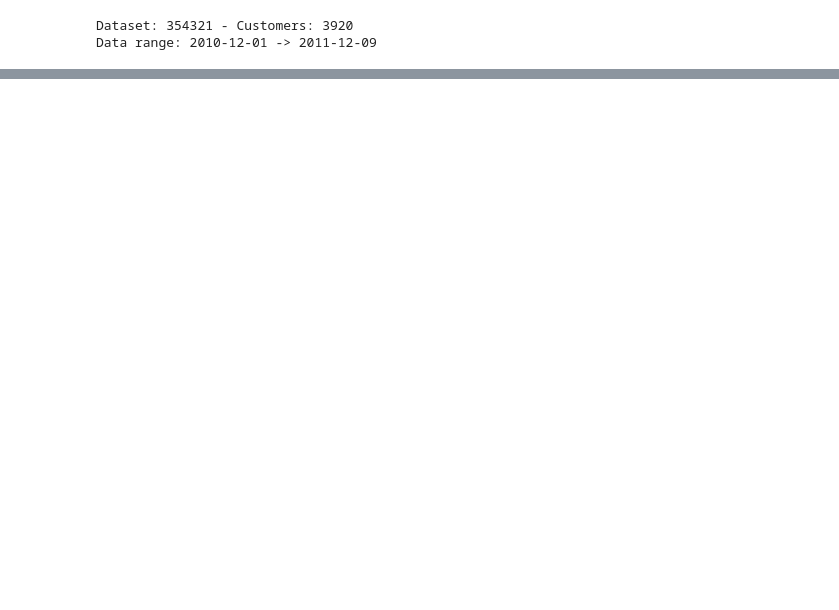
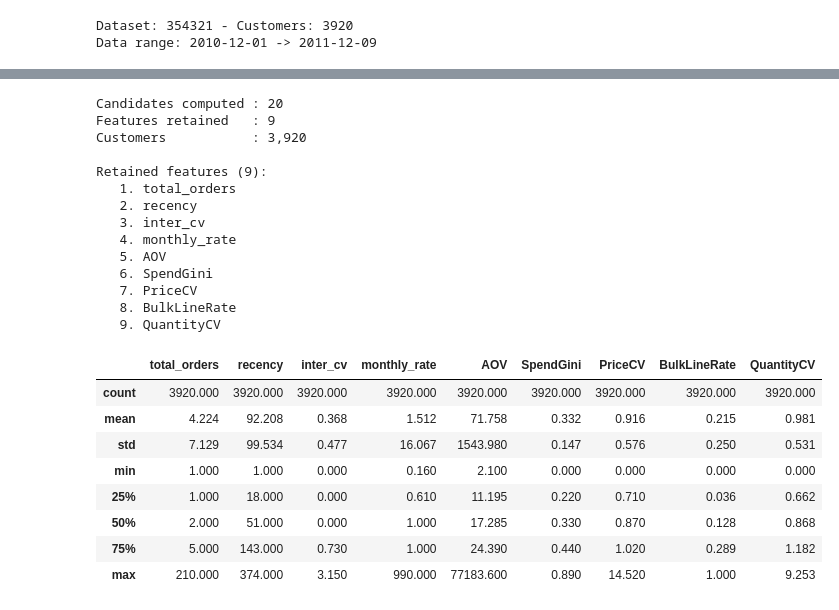
Before and after one commit to lamducanhkhoarubik-spec/fullstack_DS_project, a Jupyter notebook: notebooks/feature_engineering.ipynb, the cells around one changed output, grey strips where cells are left out. Saved outputs shown, nothing was run; the diff lists cells and outputs as text; code cells hidden in the pictures; blank space fills up the shorter version.

```diff
--- a/notebooks/feature_engineering.ipynb
+++ b/notebooks/feature_engineering.ipynb
@@ -77,0 +106,33 @@ _compute_features.describe()
+# %%
+print(f"Candidates computed : {len(fe.CANDIDATES)}")
+print(f"Features retained   : {len(fe.feature_customer)}")
+print(f"Customers           : {_compute_features.shape[0]:,}")
+print(f"\nRetained features ({len(fe.feature_customer)}):")
+for i, f in enumerate(fe.feature_customer, 1):
+    print(f"  {i:2d}. {f}")
+
+_compute_features.set_index('CustomerID').describe().round(3)
+# %% [output]
+Candidates computed : 20
+Features retained   : 9
+Customers           : 3,920
+
+Retained features (9):
+   1. total_orders
+   2. recency
+   3. inter_cv
+   4. monthly_rate
+   5. AOV
+   6. SpendGini
+   7. PriceCV
+   8. BulkLineRate
+   9. QuantityCV
+|  | total_orders | recency | inter_cv | monthly_rate | AOV | SpendGini | PriceCV | BulkLineRate | QuantityCV |
+| count | 3920.000 | 3920.000 | 3920.000 | 3920.000 | 3920.000 | 3920.000 | 3920.000 | 3920.000 | 3920.000 |
+| mean | 4.224 | 92.208 | 0.368 | 1.512 | 71.758 | 0.332 | 0.916 | 0.215 | 0.981 |
+| std | 7.129 | 99.534 | 0.477 | 16.067 | 1543.980 | 0.147 | 0.576 | 0.250 | 0.531 |
+| min | 1.000 | 1.000 | 0.000 | 0.160 | 2.100 | 0.000 | 0.000 | 0.000 | 0.000 |
+| 25% | 1.000 | 18.000 | 0.000 | 0.610 | 11.195 | 0.220 | 0.710 | 0.036 | 0.662 |
+| 50% | 2.000 | 51.000 | 0.000 | 1.000 | 17.285 | 0.330 | 0.870 | 0.128 | 0.868 |
+| 75% | 5.000 | 143.000 | 0.730 | 1.000 | 24.390 | 0.440 | 1.020 | 0.289 | 1.182 |
+| max | 210.000 | 374.000 | 3.150 | 990.000 | 77183.600 | 0.890 | 14.520 | 1.000 | 9.253 |
```
Also changed, not shown: parts of 11 cells of this notebook, 3 other files.
